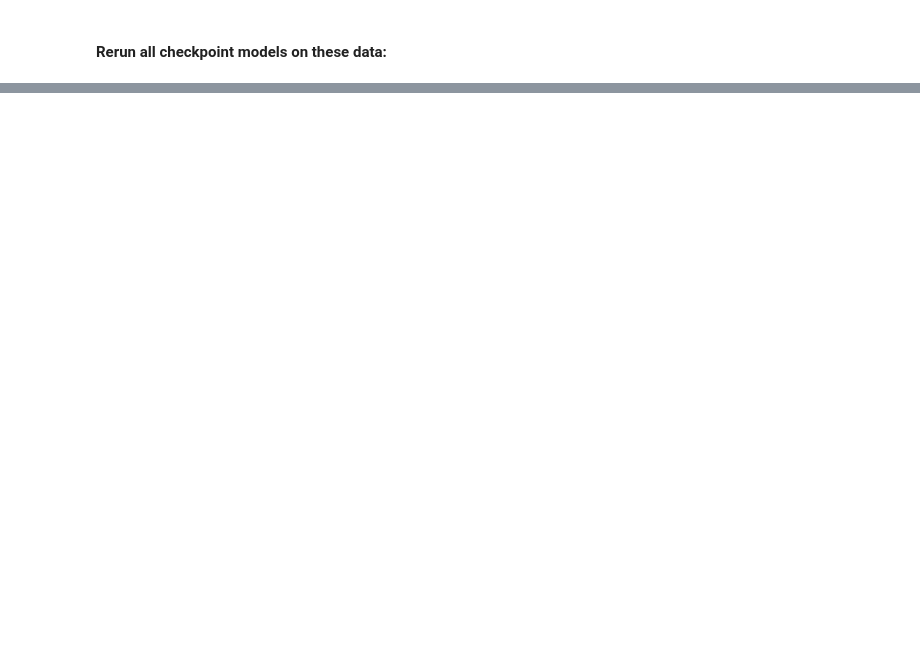
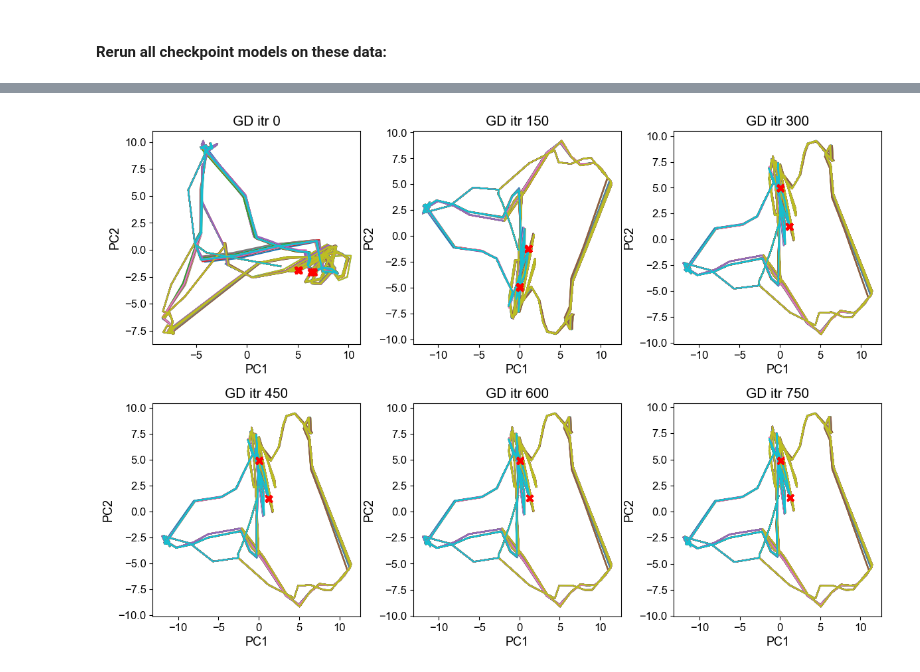
Before and after one commit to meeree/adjoint_dynamics, a Jupyter notebook: experiments/sweep_analysis.ipynb, the cells around one changed output, grey strips where cells are left out. Cells and saved outputs as stored; diff of their text form; code cells hidden in the pictures; blank space fills up the shorter version.

```diff
--- a/experiments/sweep_analysis.ipynb
+++ b/experiments/sweep_analysis.ipynb
@@ -59,0 +179,13 @@ Re-evaluating on the Same Data.
+# %%
+cmap = plt.get_cmap('seismic')
+plt.figure(figsize = (9, 3*5))
+ngd = outs_all.shape[0]
+for b in range(5):
+    for gd_itr  in range(ngd):
+        plt.subplot(5,1,1+b)
+        plt.title('Output')
+        plt.plot(outs_all[gd_itr, b, :, :], color = cmap(gd_itr / ngd), zorder = 1)
+    plt.plot(targets[b, :, :], color = 'black', linestyle = 'dashed', zorder = 10)
+
+plt.tight_layout()
+plt.show()
@@ -59,0 +258,19 @@ Re-evaluating on the Same Data.
+# %%
+from sklearn.decomposition import PCA
+
+nplot = 100
+plt.figure(figsize = (12, 12))
+for itr in range(0, zs_all.shape[0]-3, 3):
+    ax = plt.subplot(3,3,itr//3+1)
+    proj = PCA(3).fit_transform(fn3(zs_all)[0, :, itr]).reshape((zs_all.shape[1], zs_all.shape[2], -1)) # [B, T, 3]
+    ax.plot(proj[:nplot, :, 0].T, proj[:nplot, :, 1].T)
+    for b in range(nplot):
+        response_times = np.argwhere(np.argmax(targets[b, :], axis = 1) != 0)[:, 0]
+        ax.scatter(proj[b, response_times, 0], proj[b, response_times, 1], c = 'red', zorder = 10, marker = 'x')
+    plt.xlabel('PC1')
+    plt.ylabel('PC2')
+    plt.title(f'GD itr {GD_iteration[itr]}')
+plt.tight_layout()
+plt.show()
+# %% [output]
+[figure, added]
```
Also changed, not shown: parts of 51 cells of this notebook, 7 other files.
